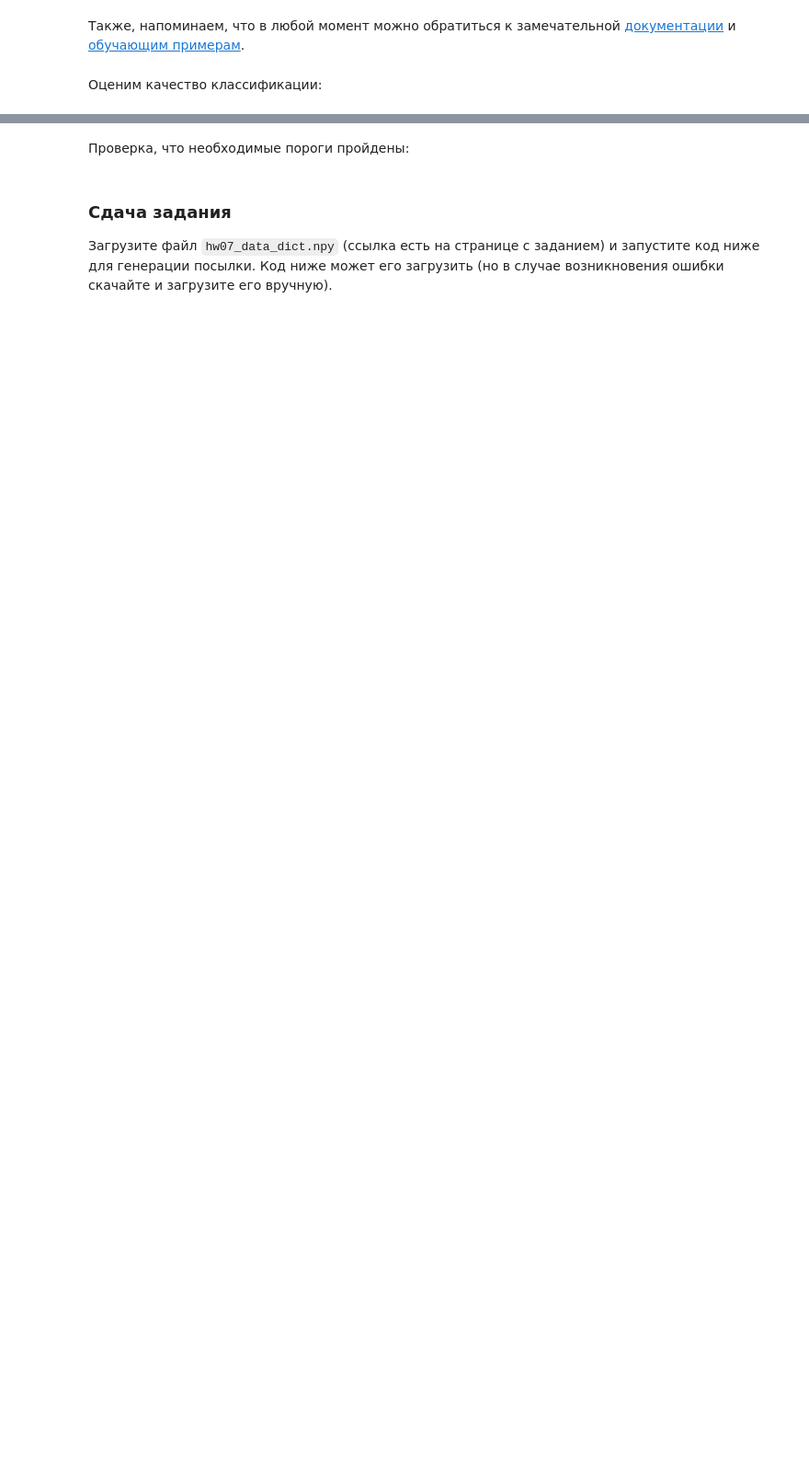
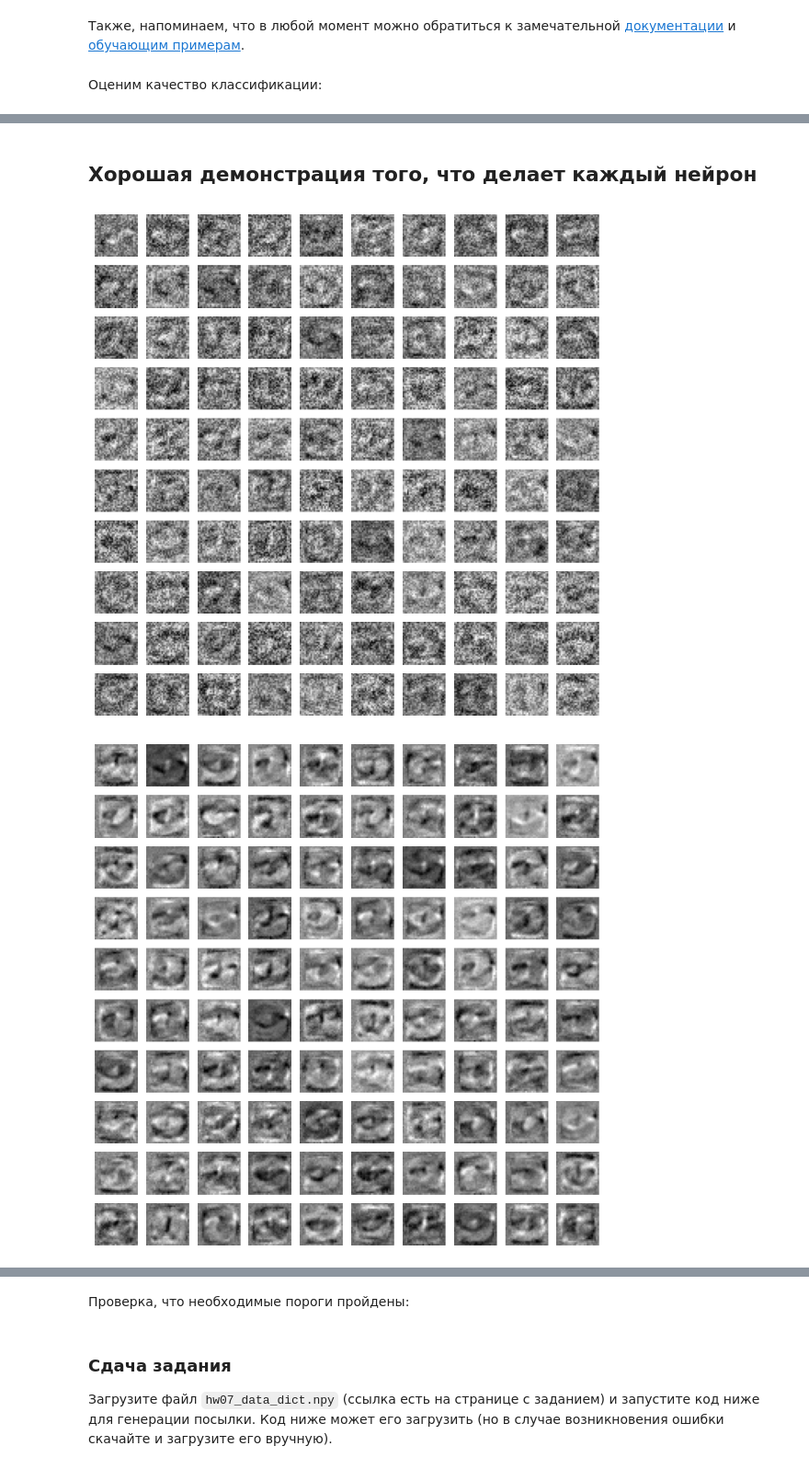
Before and after one commit to xSICHx/ml-course-yandex, a Jupyter notebook: homeworks/assignment07_mnist_classification/assignment_mnist.ipynb, the cells around one changed output, grey strips where cells are left out. Shown at 92% size. Cells and saved outputs as stored; diff of their text form; code cells hidden in the pictures; blank space fills up the shorter version.

```diff
--- a/homeworks/assignment07_mnist_classification/assignment_mnist.ipynb
+++ b/homeworks/assignment07_mnist_classification/assignment_mnist.ipynb
@@ -208,0 +193,56 @@ print(f'Neural network accuracy on test set: {test_acc:3.5}')
+# %% [markdown]
+## Хорошая демонстрация того, что делает каждый нейрон
+# %%
+import matplotlib.pyplot as plt
+
+nn_models_components = model.model
+
+# Визуализация весов первого слоя
+weights = nn_models_components[0].weight.data  # Веса первого слоя (512, 784)
+
+fig, axes = plt.subplots(10, 10, figsize=(10, 10))
+for i, ax in enumerate(axes.flat):
+    ax.imshow(weights[i].view(28, 28).cpu(), cmap='gray')
+    ax.axis('off')
+plt.show()
+
+#---------------------------------------------------------------
+weights = nn_models_components[2].weight.data   @  weights # Преобразуем в изображения 28x28
+  # Преобразуем в изображения 28x28
+
+
+# Рисуем первые 16 фильтров
+fig, axes = plt.subplots(10, 10, figsize=(10, 10))
+for i, ax in enumerate(axes.flat):
+    ax.imshow(weights[i].view(28, 28).cpu(), cmap='gray')
+    ax.axis('off')
+plt.show()
+
+
+#---------------------------------------------------------------
+weights = nn_models_components[4].weight.data   @  weights # Преобразуем в изображения 28x28
+  # Преобразуем в изображения 28x28
+
+
+# Рисуем первые 16 фильтров
+fig, axes = plt.subplots(10, 10, figsize=(10, 10))
+for i, ax in enumerate(axes.flat):
+    ax.imshow(weights[i].view(28, 28).cpu(), cmap='gray')
+    ax.axis('off')
+plt.show()
+
+
+#---------------------------------------------------------------
+weights = nn_models_components[6].weight.data   @  weights # Преобразуем в изображения 28x28
+  # Преобразуем в изображения 28x28
+
+
+# Рисуем первые 16 фильтров
+fig, axes = plt.subplots(2, 5, figsize=(10, 10))
+for i, ax in enumerate(axes.flat):
+    ax.imshow(weights[i].view(28, 28).cpu(), cmap='gray')
+    ax.axis('off')
+plt.show()
+# %% [output]
+[figure, added]
+[figure, added]
```
Also changed, not shown: parts of 13 cells of this notebook, 3 other files.
